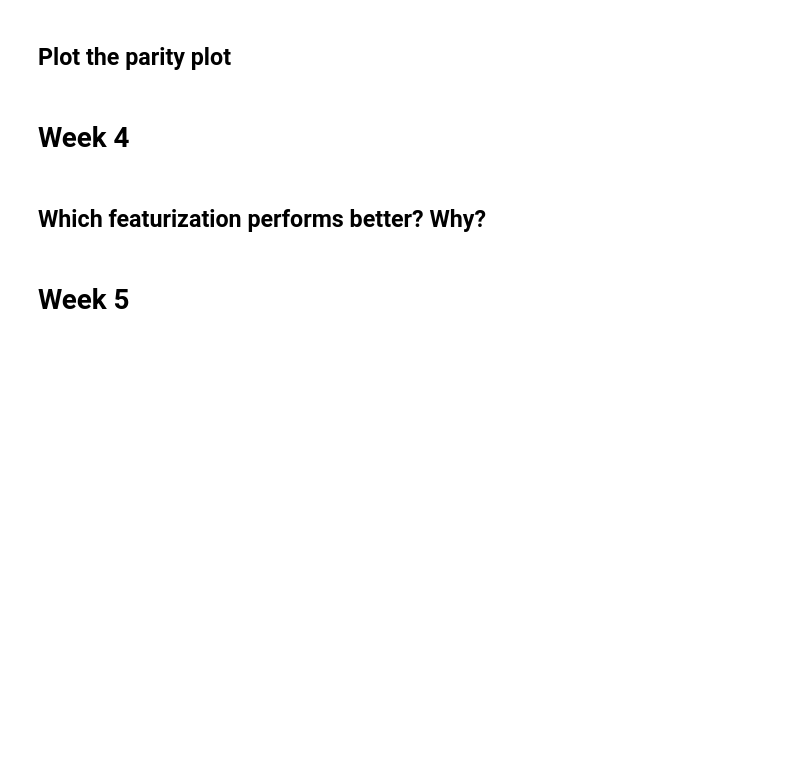
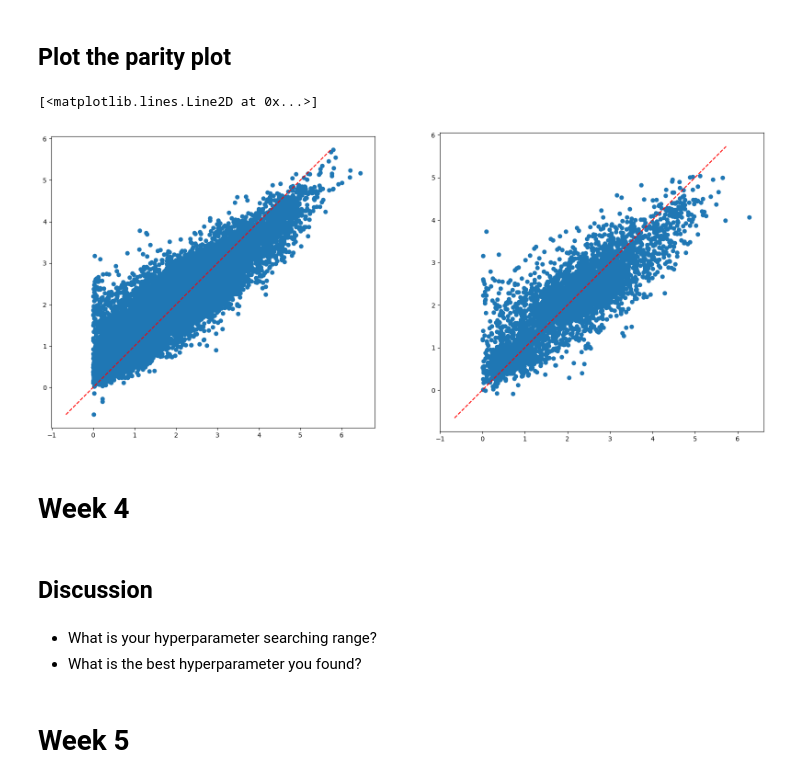
Before and after one commit to bmourino/ch359, a Jupyter notebook: 2-ML/utils/analysis.ipynb, the cells around one changed output. Saved outputs shown, nothing was run; the diff lists cells and outputs as text; code cells hidden in the pictures; blank space fills up the shorter version.

```diff
--- a/2-ML/utils/analysis.ipynb
+++ b/2-ML/utils/analysis.ipynb
@@ -44,11 +107,30 @@ plt.hist(#fillme, bins=40)
+# %%
+#fillme
+df_train = pd.read_csv("../results/stoich120/train_results.csv")
+df_test = pd.read_csv("../results/stoich120/test_results.csv")
+# %%
+train_min = df_train["ML"].min()
+train_max = df_train["ML"].max()
+
+test_min = df_test["ML"].min()
+test_max = df_test["ML"].max()
 # %% [markdown]
 ## Plot the parity plot
-# %%
-fig, ax = plt.subplots(#fillme)
-ax.scatter(#fillme)
-
-fig.savefig('#fillme')
+# %%
+fig, axs = plt.subplots(1,2)
+fig.set_size_inches((20,9))
+
+for ax in axs:
+    ax.set_aspect('equal')
+axs[0].scatter(df_train["DFT"], df_train["ML"])
+axs[0].plot([train_min, train_max], [train_min, train_max], 'r--')
+
+axs[1].scatter(df_test["DFT"], df_test["ML"])
+axs[1].plot([train_min, train_max], [train_min, train_max], 'r--')
+
+#fig.savefig('#fillme')
+# %% [output]
+[<matplotlib.lines.Line2D at 0x...>]
+[figure, added]
 # %% [markdown]
 # Week 4
-# %% [markdown]
-## Which featurization performs better? Why?
@@ -57,0 +137,5 @@ m2_loss = #fillme
+# %% [markdown]
+## Discussion
+# %% [markdown]
+- What is your hyperparameter searching range?
+- What is the best hyperparameter you found?
```
Also changed, not shown: parts of 24 cells of this notebook, 3 other files.
